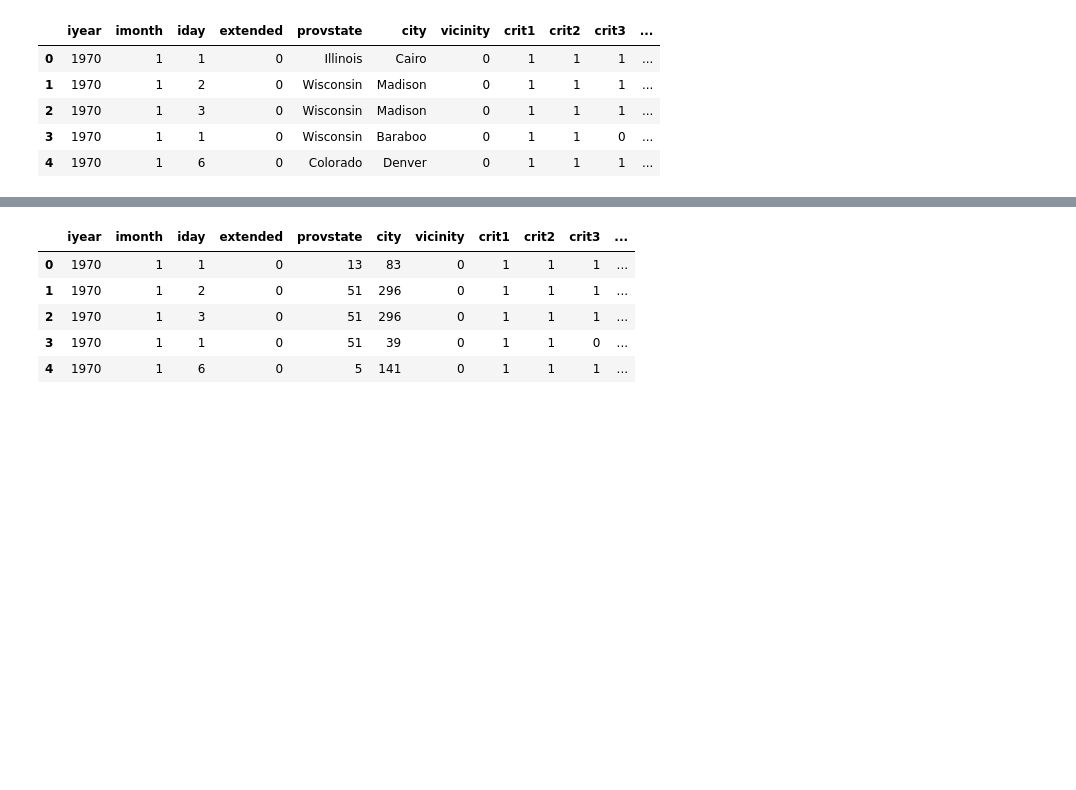
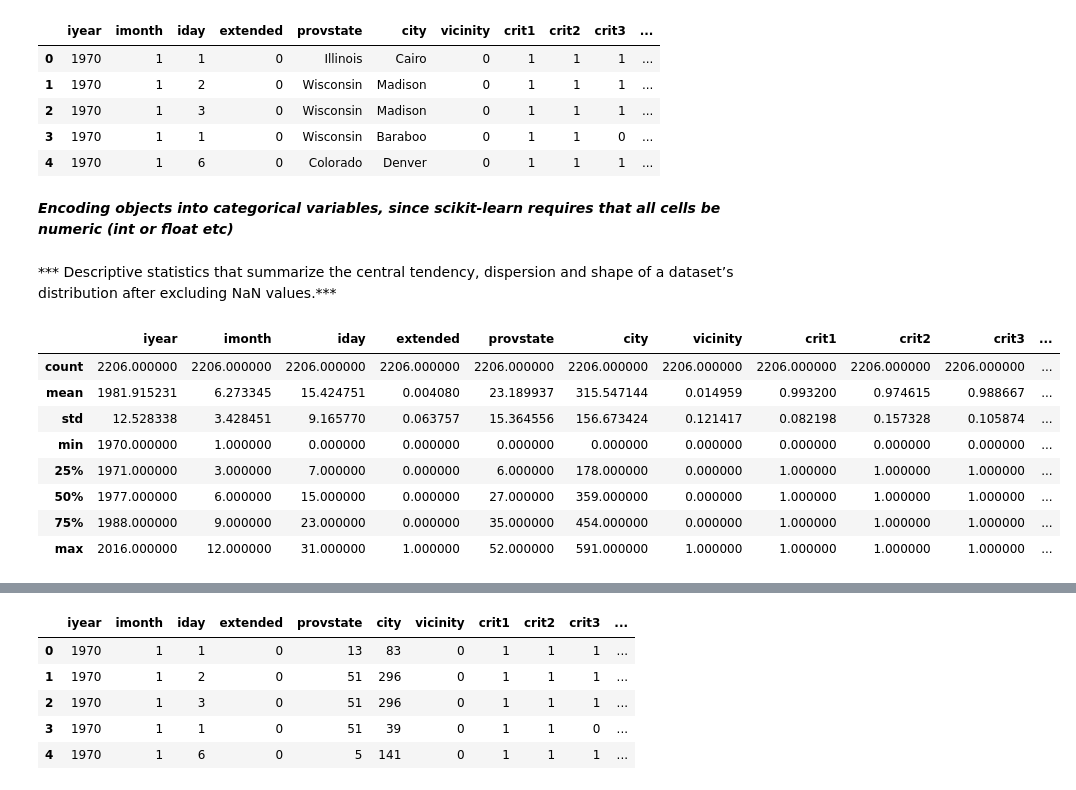
Before and after one commit to andyogah/data_science_capstone_project_1, a Jupyter notebook: data_science_capstone_project_1.ipynb, the cells around one changed output, grey strips where cells are left out. Drawn from its saved outputs; the diff is of its cells as text; code cells hidden in the pictures; blank space fills up the shorter version.

```diff
--- a/data_science_capstone_project_1.ipynb
+++ b/data_science_capstone_project_1.ipynb
@@ -197,9 +192,25 @@ df9.head()
 | 2 | 1970 | 1 | 3 | 0 | Wisconsin | Madison | 0 | 1 | 1 | 1 | ... |
 | 3 | 1970 | 1 | 1 | 0 | Wisconsin | Baraboo | 0 | 1 | 1 | 0 | ... |
 | 4 | 1970 | 1 | 6 | 0 | Colorado | Denver | 0 | 1 | 1 | 1 | ... |
+# %% [markdown]
+***Encoding objects into categorical variables, since scikit-learn requires that all cells be numeric (int or float etc)***
 # %%
 from sklearn.preprocessing import LabelEncoder
 var_mod = ['gname', 'provstate', 'city']
 le = LabelEncoder()
 for i in var_mod:
     df9[i] = le.fit_transform(df9[i])
+# %% [markdown]
+*** Descriptive statistics that summarize the central tendency, dispersion and shape of a dataset’s distribution after excluding NaN values.***
+# %%
+df9.describe()
+# %% [output]
+|  | iyear | imonth | iday | extended | provstate | city | vicinity | crit1 | crit2 | crit3 | ... |
+| count | 2206.000000 | 2206.000000 | 2206.000000 | 2206.000000 | 2206.000000 | 2206.000000 | 2206.000000 | 2206.000000 | 2206.000000 | 2206.000000 | ... |
+| mean | 1981.915231 | 6.273345 | 15.424751 | 0.004080 | 23.189937 | 315.547144 | 0.014959 | 0.993200 | 0.974615 | 0.988667 | ... |
+| std | 12.528338 | 3.428451 | 9.165770 | 0.063757 | 15.364556 | 156.673424 | 0.121417 | 0.082198 | 0.157328 | 0.105874 | ... |
+| min | 1970.000000 | 1.000000 | 0.000000 | 0.000000 | 0.000000 | 0.000000 | 0.000000 | 0.000000 | 0.000000 | 0.000000 | ... |
+| 25% | 1971.000000 | 3.000000 | 7.000000 | 0.000000 | 6.000000 | 178.000000 | 0.000000 | 1.000000 | 1.000000 | 1.000000 | ... |
+| 50% | 1977.000000 | 6.000000 | 15.000000 | 0.000000 | 27.000000 | 359.000000 | 0.000000 | 1.000000 | 1.000000 | 1.000000 | ... |
+| 75% | 1988.000000 | 9.000000 | 23.000000 | 0.000000 | 35.000000 | 454.000000 | 0.000000 | 1.000000 | 1.000000 | 1.000000 | ... |
+| max | 2016.000000 | 12.000000 | 31.000000 | 1.000000 | 52.000000 | 591.000000 | 1.000000 | 1.000000 | 1.000000 | 1.000000 | ... |
```
Also changed, not shown: parts of 20 cells of this notebook.
